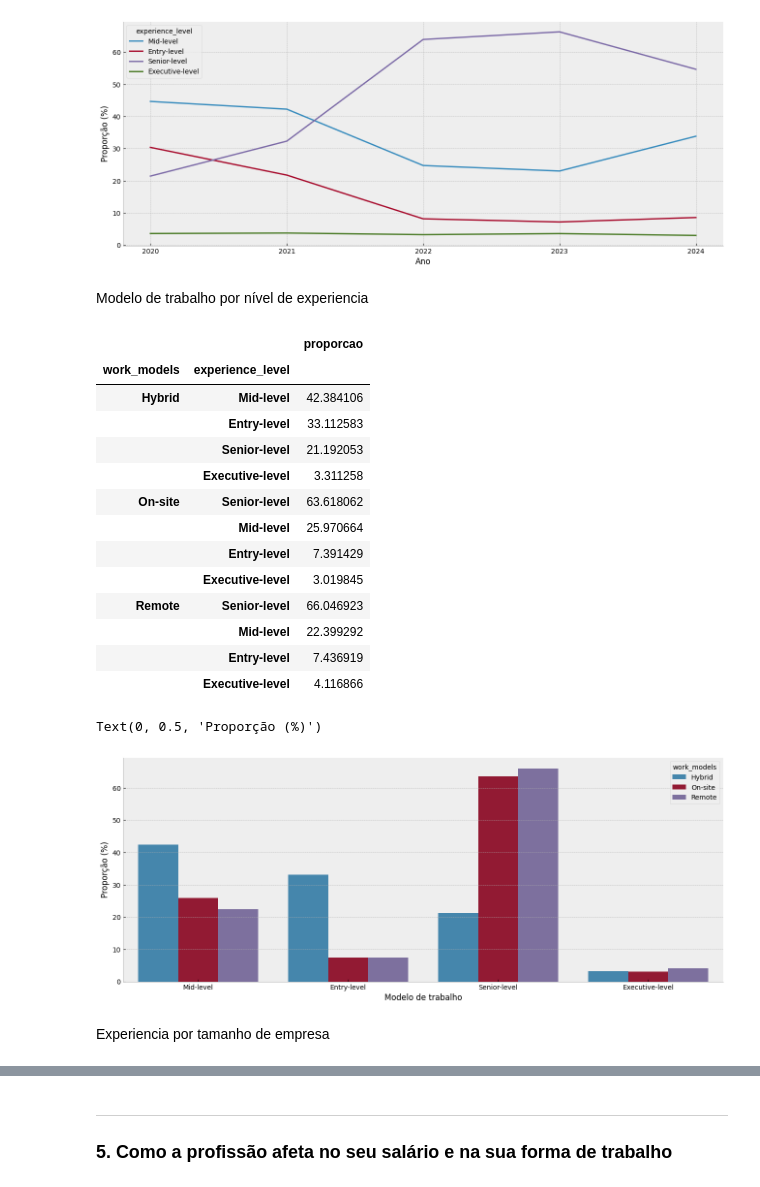
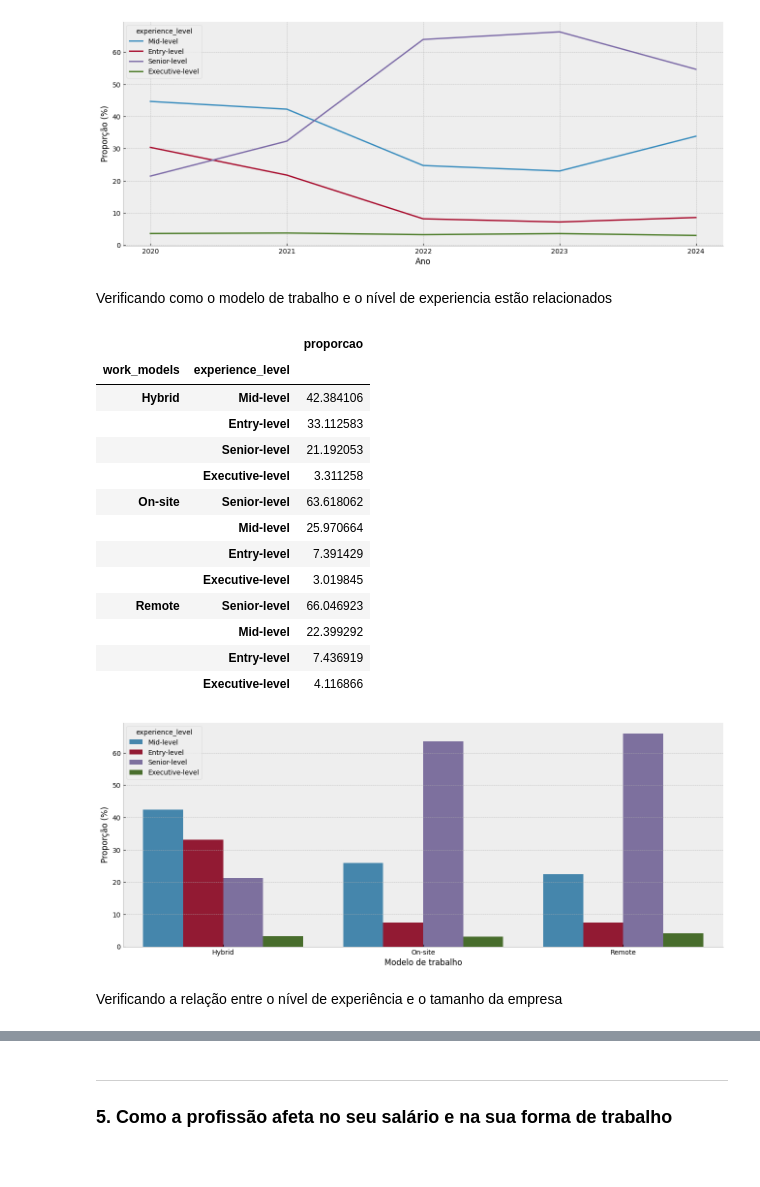
Before and after one commit to Alexandre-Esposte/dive-into-data-careers, a Jupyter notebook: notebook/data_careers_analysis.ipynb, the cells around one changed output, grey strips where cells are left out. Cells and saved outputs as stored; diff of their text form; code cells hidden in the pictures.

```diff
--- a/notebook/data_careers_analysis.ipynb
+++ b/notebook/data_careers_analysis.ipynb
@@ -1092,32 +1092,31 @@ plt.ylabel('Proporção (%)',size=12);
 |  | Executive-level | 2.973978 |
 [figure]
 # %% [markdown]
-Modelo de trabalho por nível de experiencia
+Verificando como o modelo de trabalho e o nível de experiencia estão relacionados
 # %%
 modo_xp = estudo.groupby(['work_models'])['experience_level'].value_counts(1).to_frame('proporcao').mul(100)
 display(modo_xp)
-sns.barplot(data=modo_xp.reset_index(),x='experience_level',y='proporcao',hue='work_models')
+sns.barplot(data=modo_xp.reset_index(),x='work_models',y='proporcao',hue='experience_level')
 plt.xlabel('Modelo de trabalho',size=12)
-plt.ylabel('Proporção (%)')
+plt.ylabel('Proporção (%)');
 # %% [output]
 |  |  | proporcao |
 | work_models | experience_level |  |
 | Hybrid | Mid-level | 42.384106 |
 |  | Entry-level | 33.112583 |
 |  | Senior-level | 21.192053 |
 |  | Executive-level | 3.311258 |
 | On-site | Senior-level | 63.618062 |
 |  | Mid-level | 25.970664 |
 |  | Entry-level | 7.391429 |
 |  | Executive-level | 3.019845 |
 | Remote | Senior-level | 66.046923 |
 |  | Mid-level | 22.399292 |
 |  | Entry-level | 7.436919 |
 |  | Executive-level | 4.116866 |
-Text(0, 0.5, 'Proporção (%)')
-[figure, old version]
+[figure, new version]
-# %% [markdown]
-Experiencia por tamanho de empresa
+# %% [markdown]
+Verificando a relação entre o nível de experiência e o tamanho da empresa
 # %%
 tam_xp = estudo.groupby(['company_size'])['experience_level'].value_counts(1).to_frame('proporcao').mul(100)
 display(tam_xp)
```
Also changed, not shown: parts of 12 cells of this notebook.
